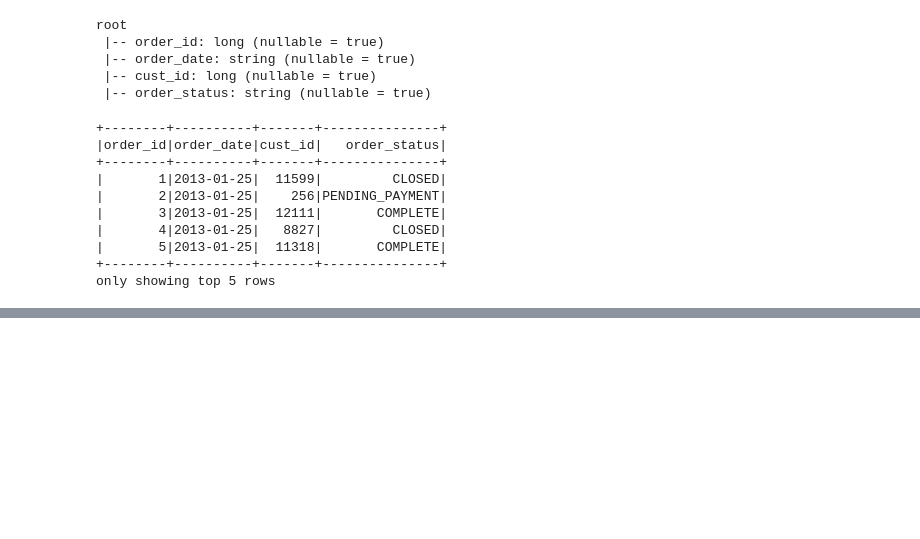
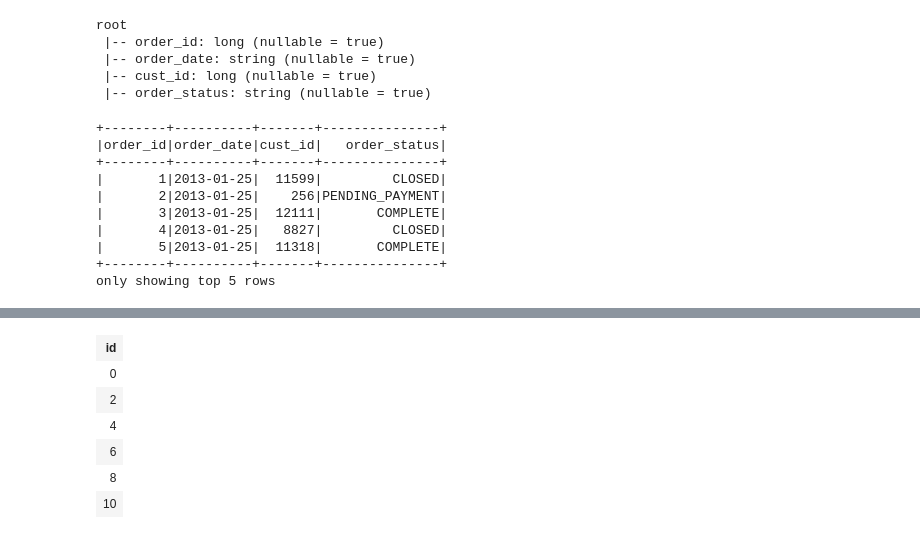
Before and after one commit to udhhavarora/de_spark, a Jupyter notebook: spark_dataframes-1.ipynb, the cells around one changed output, grey strips where cells are left out. Saved outputs shown, nothing was run; the diff lists cells and outputs as text; code cells hidden in the pictures; blank space fills up the shorter version.

```diff
--- a/spark_dataframes-1.ipynb
+++ b/spark_dataframes-1.ipynb
@@ -265,0 +354,10 @@ only showing top 5 rows
+# %%
+spark.range(0,11,2)
+# %% [output]
+| id |
+| 0 |
+| 2 |
+| 4 |
+| 6 |
+| 8 |
+| 10 |
```
Also changed, not shown: parts of 18 cells of this notebook.
